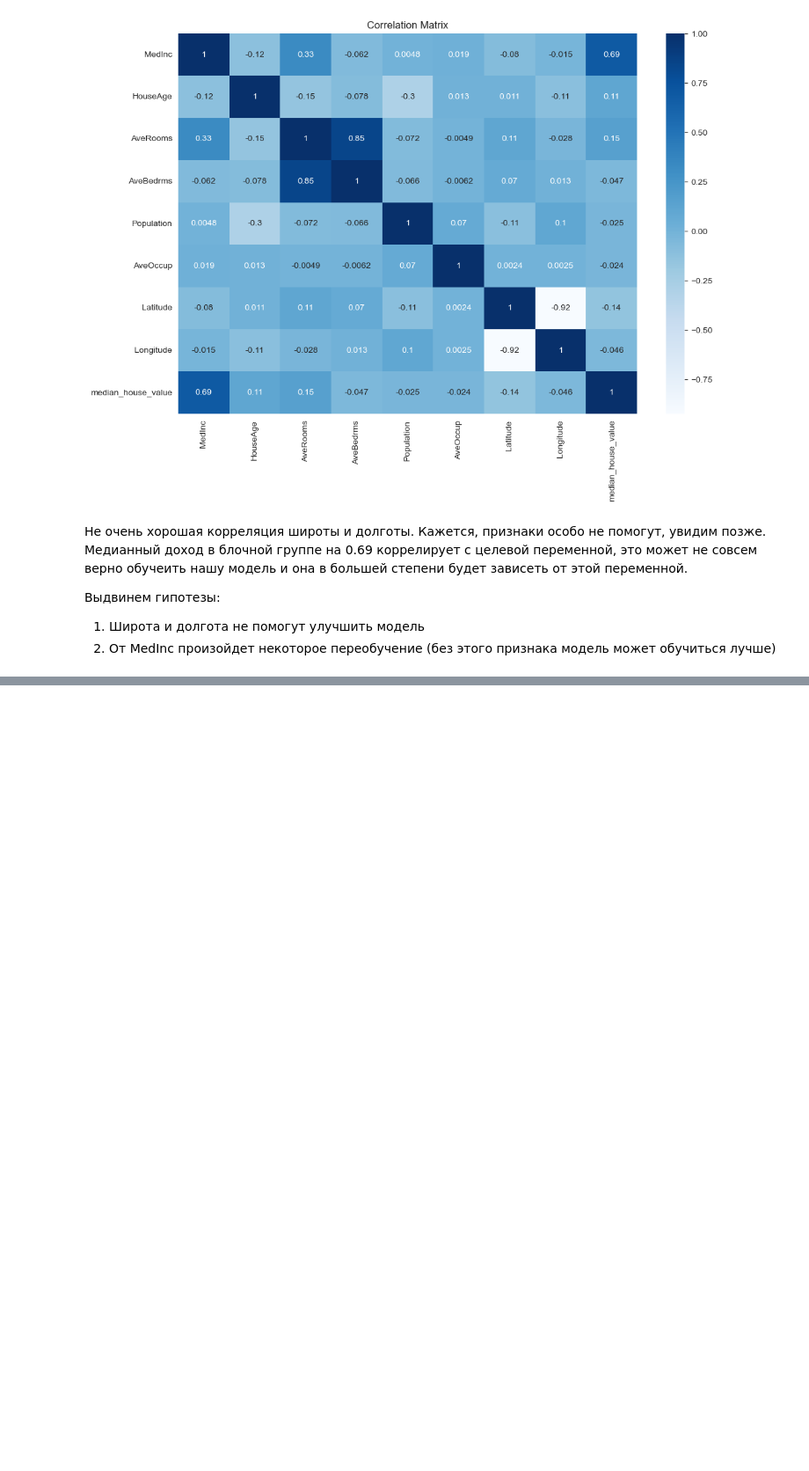
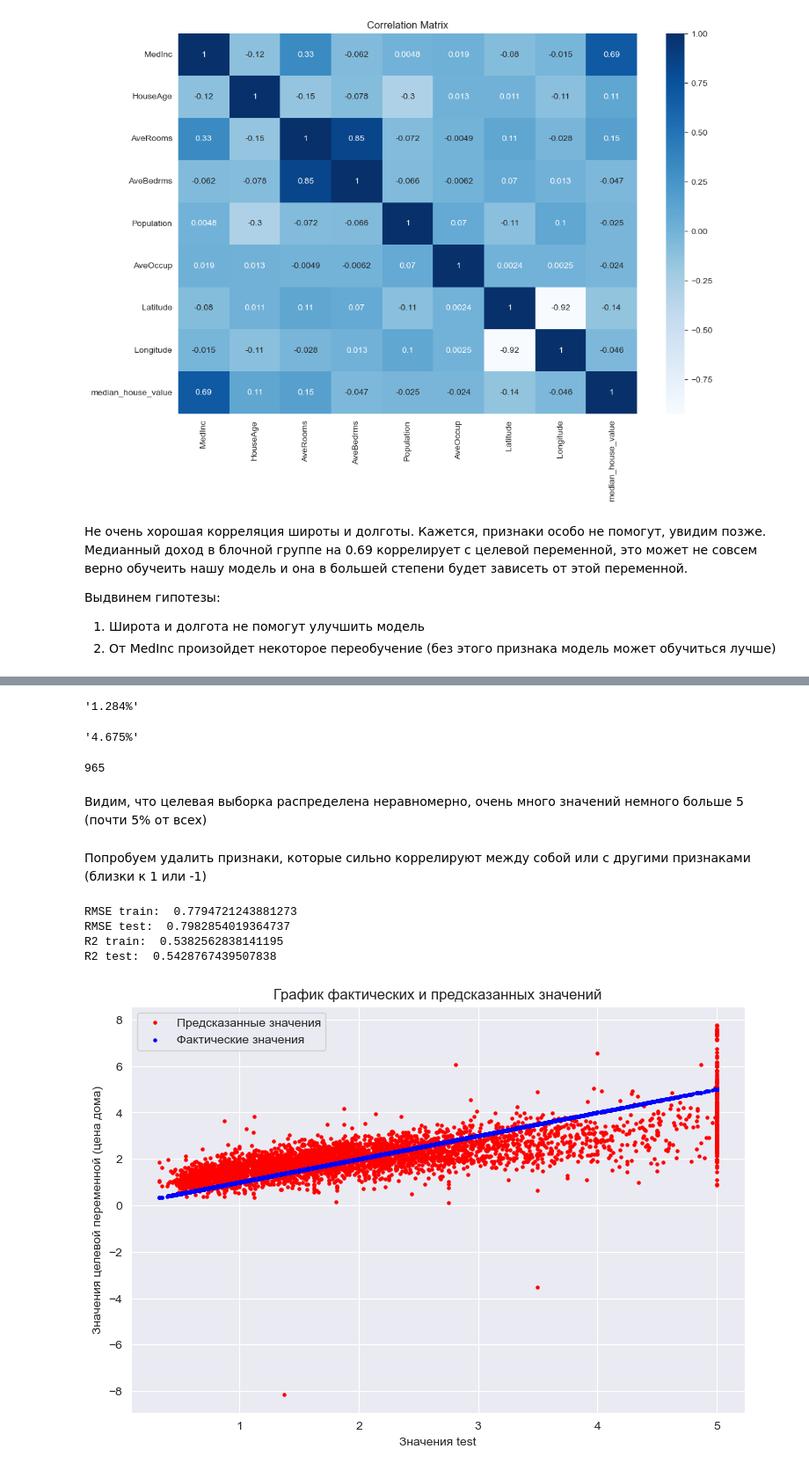
Before and after one commit to idknoo/ml, a Jupyter notebook: works/California housing/california_housing.ipynb, the cells around one changed output, grey strips where cells are left out. Shown at 88% size. Saved outputs shown, nothing was run; the diff lists cells and outputs as text; code cells hidden in the pictures; blank space fills up the shorter version.

```diff
--- a/works/California housing/california_housing.ipynb
+++ b/works/California housing/california_housing.ipynb
@@ -167,0 +277,37 @@ plt.show()
+# %%
+str(float('{:.3f}'.format(((y[(y > 4.5) & (y < 5)]).count()) / y.count() * 100))) + '%'
+# %% [output]
+'1.284%'
+# %%
+str(float('{:.3f}'.format(((y[(y > 5)]).count()) / y.count() * 100))) + '%'
+# %% [output]
+'4.675%'
+# %%
+y[(y > 5)].count()
+# %% [output]
+965
+# %% [markdown]
+Видим, что целевая выборка распределена неравномерно, очень много значений немного больше 5 (почти 5% от всех)
+# %% [markdown]
+Попробуем удалить признаки, которые сильно коррелируют между собой или с другими признаками (близки к 1 или -1)
+# %%
+y_upd = data['median_house_value']
+X_upd= data.drop(columns=['median_house_value', 'Longitude'])
+# %%
+y_train_upd, y_test_upd, y_train_pred_upd, y_test_pred_upd = func_metrics(X_upd,y_upd)
+# %% [output]
+RMSE train:  0.7794721243881273
+RMSE test:  0.7982854019364737
+R2 train:  0.5382562838141195
+R2 test:  0.5428767439507838
+# %%
+plt.figure(figsize=(9, 6))
+plt.scatter(y_test_upd, y_test_pred_upd, c='red', label='Предсказанные значения', s=5)
+plt.scatter(y_test_upd, y_test_upd, c='blue', marker='o', label='Фактические значения', s=5)
+plt.xlabel('Значения test')
+plt.ylabel('Значения целевой переменной (цена дома)')
+plt.title('График фактических и предсказанных значений')
+plt.legend()
+plt.show()
+# %% [output]
+[figure, added]
```
Also changed, not shown: parts of 70 cells of this notebook, 1 other file.
